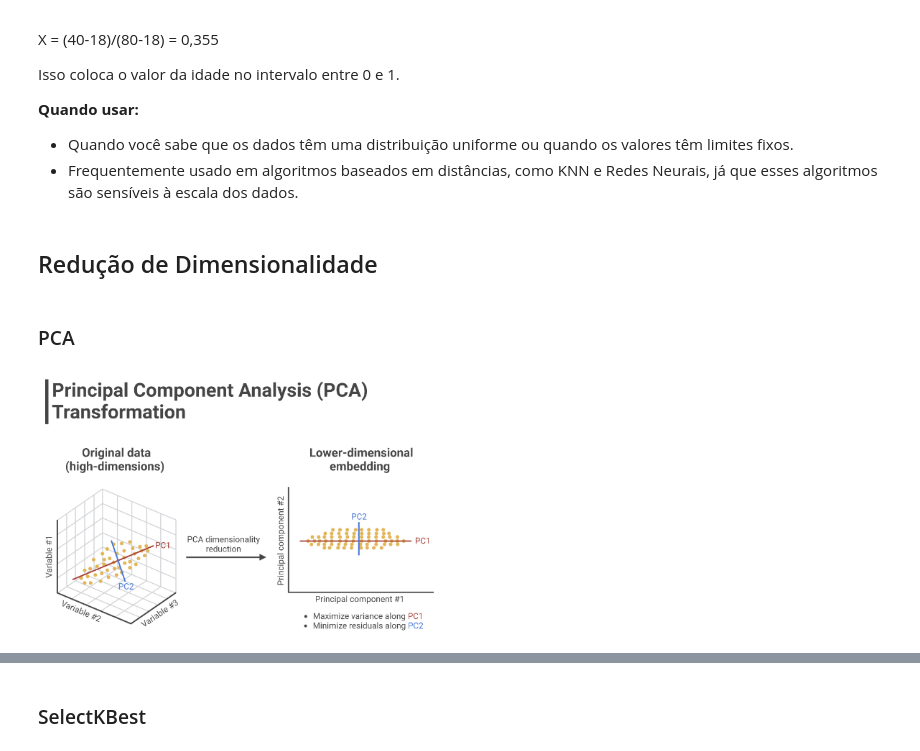
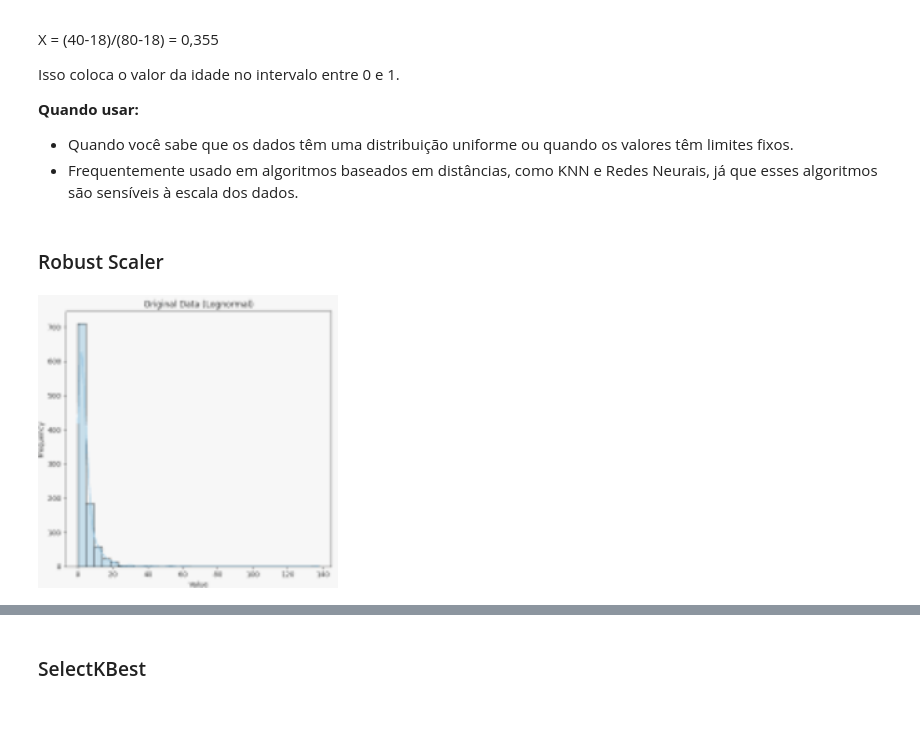
Before and after one commit to matheusresende7/ds_projeto_final_5_modelo_clusterizacao_classificacao_app_delivery, a Jupyter notebook: dictionaries/features_engineering_dictionary.ipynb, the cells around one changed output, grey strips where cells are left out. Saved outputs shown, nothing was run; the diff lists cells and outputs as text; code cells hidden in the pictures; blank space fills up the shorter version.

```diff
--- a/dictionaries/features_engineering_dictionary.ipynb
+++ b/dictionaries/features_engineering_dictionary.ipynb
@@ -103,11 +103,9 @@ Isso coloca o valor da idade no intervalo entre 0 e 1.
 
 - Quando você sabe que os dados têm uma distribuição uniforme ou quando os valores têm limites fixos.
 - Frequentemente usado em algoritmos baseados em distâncias, como KNN e Redes Neurais, já que esses algoritmos são sensíveis à escala dos dados.
-# %% [markdown]
-## Redução de Dimensionalidade
-# %% [markdown]
-### PCA
+# %% [markdown]
+### Robust Scaler
 # %%
-display(Image(consts.PCA, width=400)) # Exibindo o gráfico
+display(Image(consts.ROBUST_SCALER, width=300)) # Exibindo o gráfico
 # %% [output]
-[figure, old version]
+[figure, new version]
```
Also changed, not shown: parts of 20 cells of this notebook, 13 other files.
